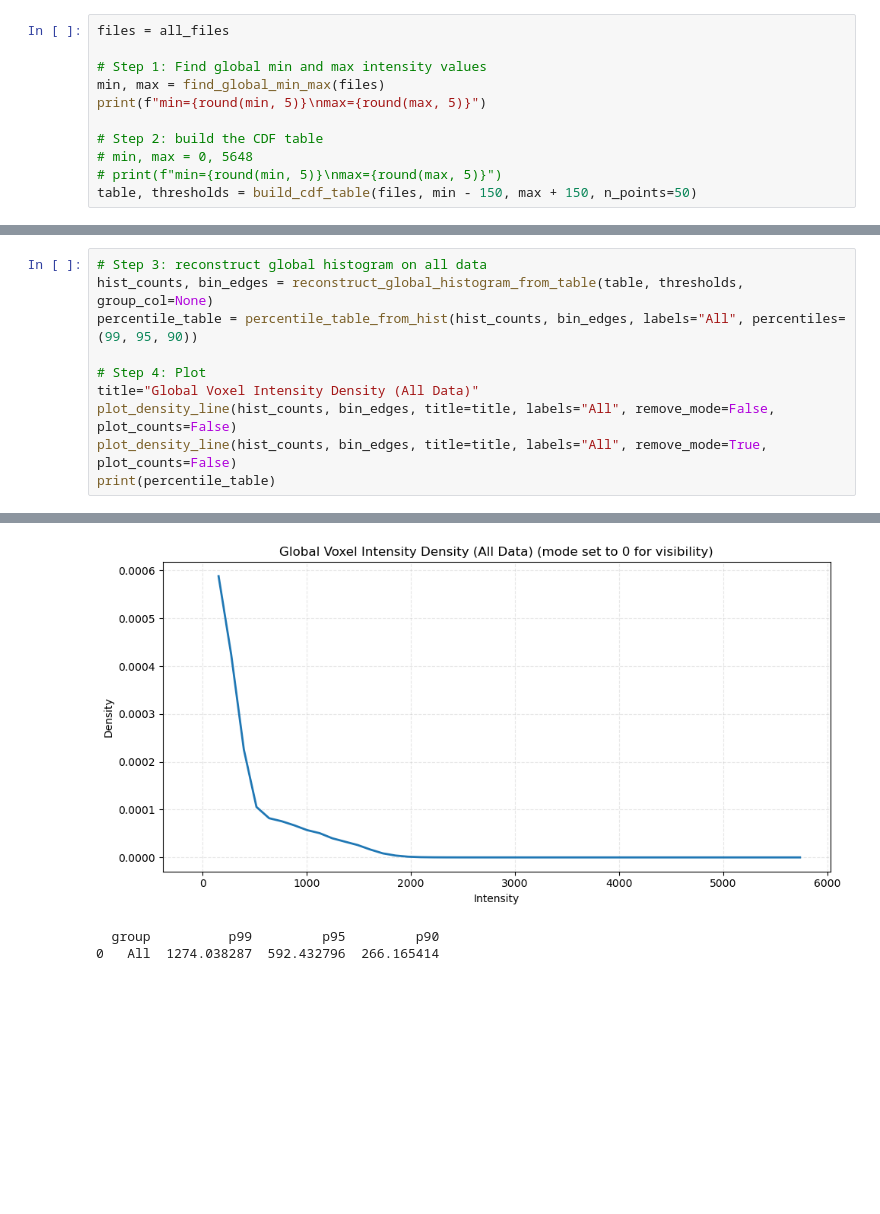
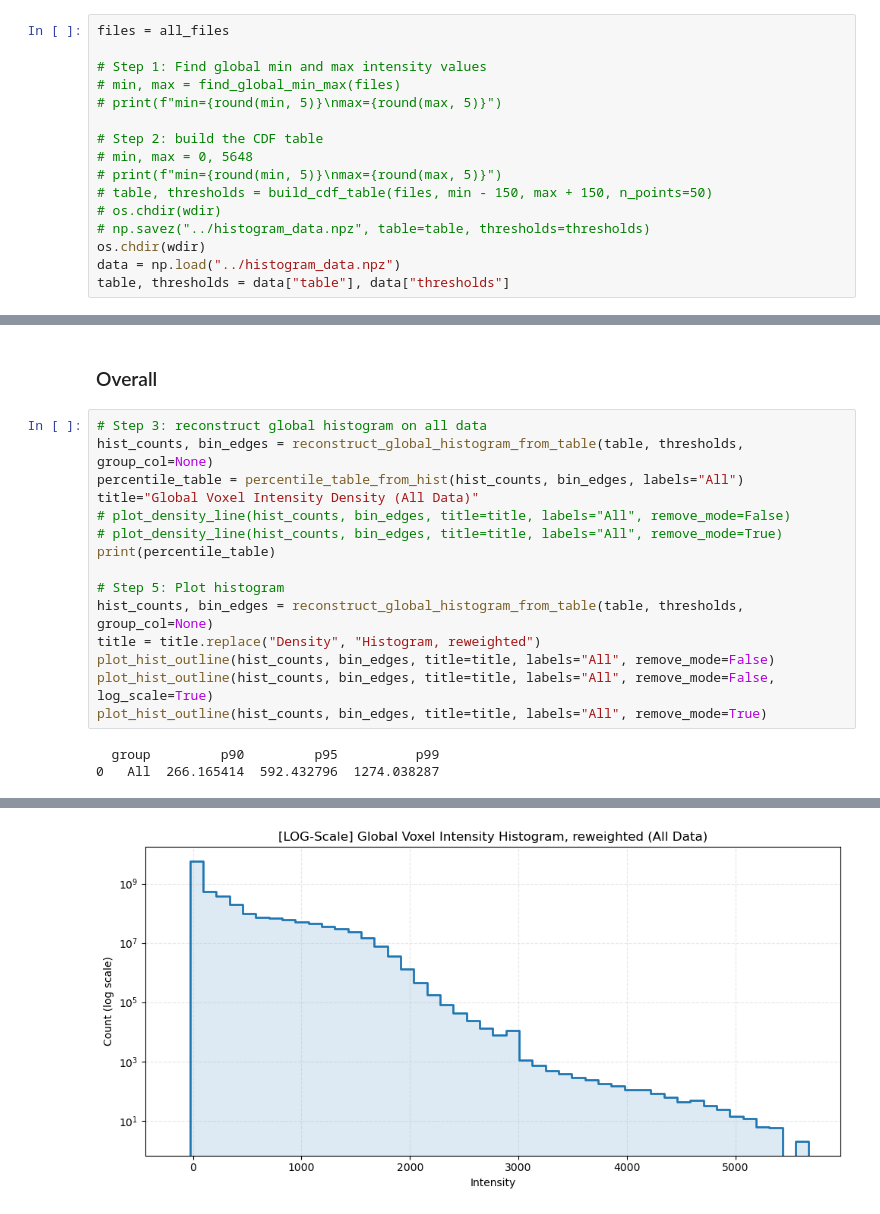
Before and after one commit to NicSchuler/fullbody-sCT, a Jupyter notebook: preprocessing/preprocessing_synthrad/voxel_intensity_distribution_plots.ipynb, the cells around one changed output, grey strips where cells are left out. Drawn from its saved outputs; the diff is of its cells as text; blank space fills up the shorter version.

```diff
--- a/preprocessing/preprocessing_synthrad/voxel_intensity_distribution_plots.ipynb
+++ b/preprocessing/preprocessing_synthrad/voxel_intensity_distribution_plots.ipynb
@@ -450,10 +556,15 @@ test_files = test_files["filename"].tolist()
 files = all_files
 
 # Step 1: Find global min and max intensity values
-min, max = find_global_min_max(files)
-print(f"min={round(min, 5)}\nmax={round(max, 5)}")
+# min, max = find_global_min_max(files)
+# print(f"min={round(min, 5)}\nmax={round(max, 5)}")
 
 # Step 2: build the CDF table
 # min, max = 0, 5648
 # print(f"min={round(min, 5)}\nmax={round(max, 5)}")
-table, thresholds = build_cdf_table(files, min - 150, max + 150, n_points=50)
+# table, thresholds = build_cdf_table(files, min - 150, max + 150, n_points=50)
+# os.chdir(wdir)
+# np.savez("../histogram_data.npz", table=table, thresholds=thresholds)
+os.chdir(wdir)
+data = np.load("../histogram_data.npz")
+table, thresholds = data["table"], data["thresholds"]
@@ -463,11 +575,20 @@ max=5648.0
+# %% [markdown]
+### Overall
 # %%
 # Step 3: reconstruct global histogram on all data
 hist_counts, bin_edges = reconstruct_global_histogram_from_table(table, thresholds, group_col=None)
-percentile_table = percentile_table_from_hist(hist_counts, bin_edges, labels="All", percentiles=(99, 95, 90))
+percentile_table = percentile_table_from_hist(hist_counts, bin_edges, labels="All")
+title="Global Voxel Intensity Density (All Data)"
+# plot_density_line(hist_counts, bin_edges, title=title, labels="All", remove_mode=False)
+# plot_density_line(hist_counts, bin_edges, title=title, labels="All", remove_mode=True)
+print(percentile_table)
 
-# Step 4: Plot
-title="Global Voxel Intensity Density (All Data)"
-plot_density_line(hist_counts, bin_edges, title=title, labels="All", remove_mode=False, plot_counts=False)
-plot_density_line(hist_counts, bin_edges, title=title, labels="All", remove_mode=True, plot_counts=False)
-print(percentile_table)
+# Step 5: Plot histogram
+hist_counts, bin_edges = reconstruct_global_histogram_from_table(table, thresholds, group_col=None)
+title = title.replace("Density", "Histogram, reweighted")
+plot_hist_outline(hist_counts, bin_edges, title=title, labels="All", remove_mode=False)
+plot_hist_outline(hist_counts, bin_edges, title=title, labels="All", remove_mode=False, log_scale=True)
+plot_hist_outline(hist_counts, bin_edges, title=title, labels="All", remove_mode=True)
 # %% [output]
+  group         p90         p95          p99
+0   All  266.165414  592.432796  1274.038287
@@ -475,3 +596 @@ print(percentile_table)
-[figure, old version]
+[figure, new version]
-  group          p99         p95         p90
-0   All  1274.038287  592.432796  266.165414
```
Also changed, not shown: parts of 24 cells of this notebook.
